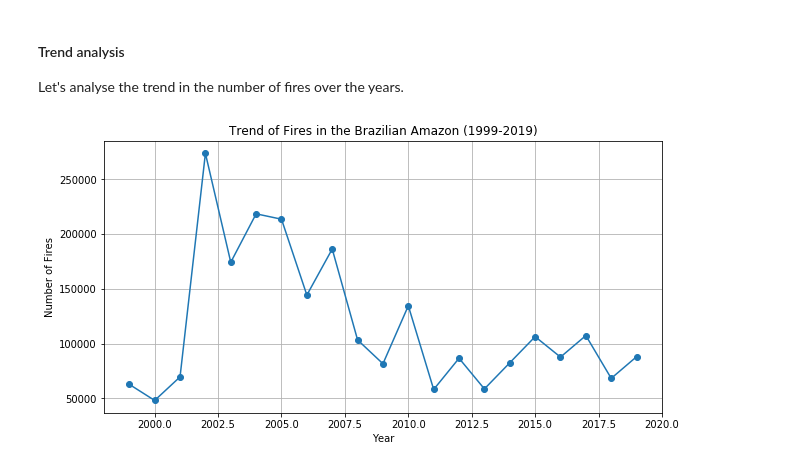
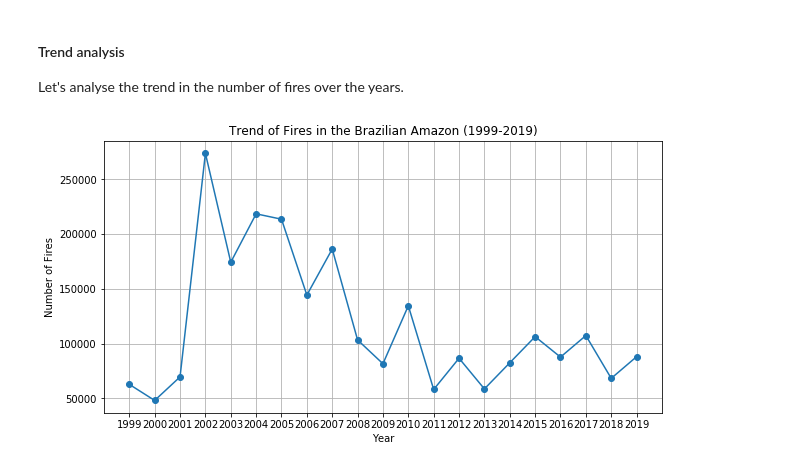
Before and after one commit to peckham-daz/24-intro-to-data-science, a Jupyter notebook: session08/data_analysis.ipynb, the cells around one changed output. Cells and saved outputs as stored; diff of their text form; code cells hidden in the pictures.

```diff
--- a/session08/data_analysis.ipynb
+++ b/session08/data_analysis.ipynb
@@ -471,16 +471,18 @@ Let's analyse the trend in the number of fires over the years.
 # %%
 import matplotlib.pyplot as plt
 
 #grouping data by year and summing the number of fires
-yearly_fires = df.groupby('year')['firespots'].sum()
+df['year'] = pd.to_datetime(df['year'], format='%Y')
+yearly_fires = df.groupby(df['year'].dt.year)['firespots'].sum()
 
 #plotting the trend
 plt.figure(figsize=(10, 5))
 plt.plot(yearly_fires.index, yearly_fires.values, marker='o')
 plt.title('Trend of Fires in the Brazilian Amazon (1999-2019)')
 plt.xlabel('Year')
 plt.ylabel('Number of Fires')
 plt.grid(True)
+plt.xticks(yearly_fires.index)
 plt.show()
 # %% [output]
-[figure, old version]
+[figure, new version]
```
Also changed, not shown: parts of 2 cells of this notebook.
